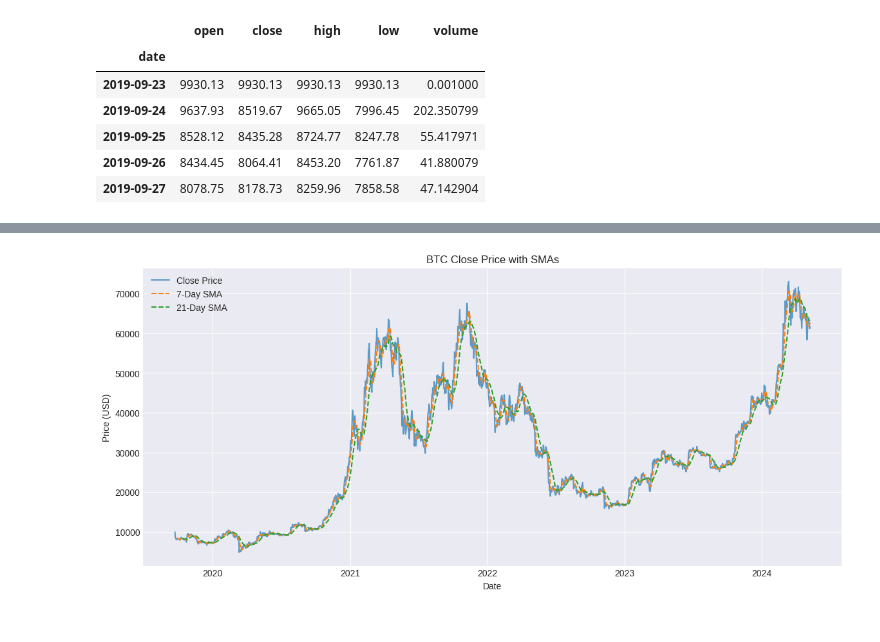
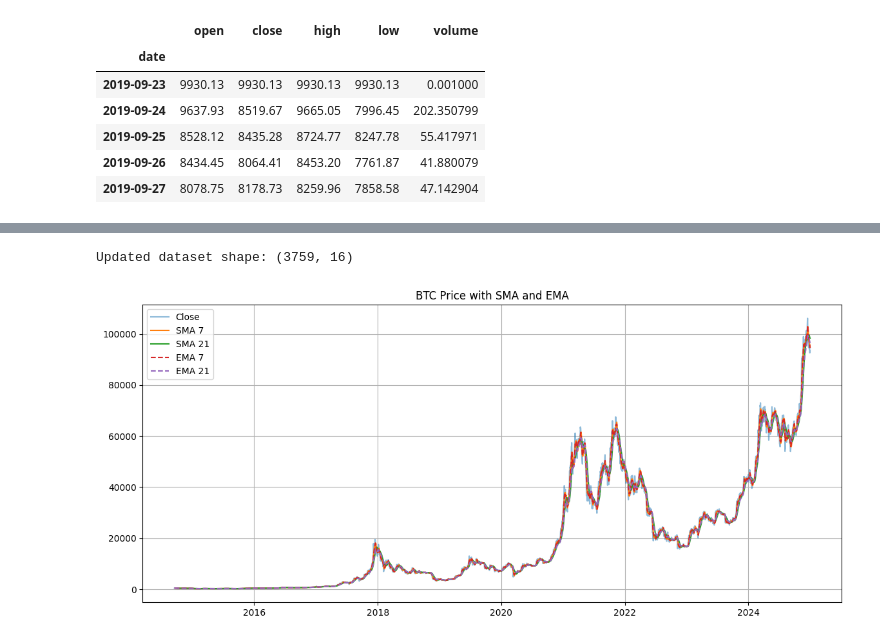
Before and after one commit to Shriniwas21/CryptoPricePrediction, a Jupyter notebook: 01_data_collection_and_eda.ipynb, the cells around one changed output, grey strips where cells are left out. Cells and saved outputs as stored; diff of their text form; code cells hidden in the pictures.

```diff
--- a/01_data_collection_and_eda.ipynb
+++ b/01_data_collection_and_eda.ipynb
@@ -150,13 +154,42 @@ btc_combined['sma_21'] = btc_combined['close'].rolling(window=21).mean()
+# %%
+# Simple & exponential moving averages
+btc_full['sma_7'] = btc_full['close'].rolling(window=7).mean()
+btc_full['sma_21'] = btc_full['close'].rolling(window=21).mean()
+btc_full['ema_7'] = btc_full['close'].ewm(span=7, adjust=False).mean()
+btc_full['ema_21'] = btc_full['close'].ewm(span=21, adjust=False).mean()
+
+# RSI
+delta = btc_full['close'].diff()
+gain = delta.where(delta > 0, 0).rolling(window=14).mean()
+loss = -delta.where(delta < 0, 0).rolling(window=14).mean()
+rs = gain / loss
+btc_full['rsi_14'] = 100 - (100 / (1 + rs))
+
+# Daily return
+btc_full['daily_return'] = btc_full['close'].pct_change()
+
+# Volatility and price movement
+btc_full['high_low_spread'] = btc_full['high'] - btc_full['low']
+btc_full['close_open_diff'] = btc_full['close'] - btc_full['open']
+
+# Time features
+btc_full['dayofweek'] = btc_full.index.dayofweek
+btc_full['month'] = btc_full.index.month
+btc_full['is_weekend'] = (btc_full['dayofweek'] >= 5).astype(int)
+
+print("Updated dataset shape:", btc_full.shape)
+# %% [output]
+Updated dataset shape: (3759, 16)
 # %%
-plt.figure(figsize=(14,6))
-plt.plot(btc_combined['close'], label='Close Price', alpha=0.7)
-plt.plot(btc_combined['sma_7'], label='7-Day SMA', linestyle='--')
-plt.plot(btc_combined['sma_21'], label='21-Day SMA', linestyle='--')
-plt.title('BTC Close Price with SMAs')
-plt.xlabel('Date')
-plt.ylabel('Price (USD)')
+plt.figure(figsize=(14, 6))
+plt.plot(btc_full['close'], label='Close', alpha=0.5)
+plt.plot(btc_full['sma_7'], label='SMA 7')
+plt.plot(btc_full['sma_21'], label='SMA 21')
+plt.plot(btc_full['ema_7'], label='EMA 7', linestyle='--')
+plt.plot(btc_full['ema_21'], label='EMA 21', linestyle='--')
+plt.title('BTC Price with SMA and EMA')
 plt.legend()
 plt.grid(True)
 plt.show()
 # %% [output]
-[figure, old version]
+[figure, new version]
```
Also changed, not shown: parts of 21 cells of this notebook.
